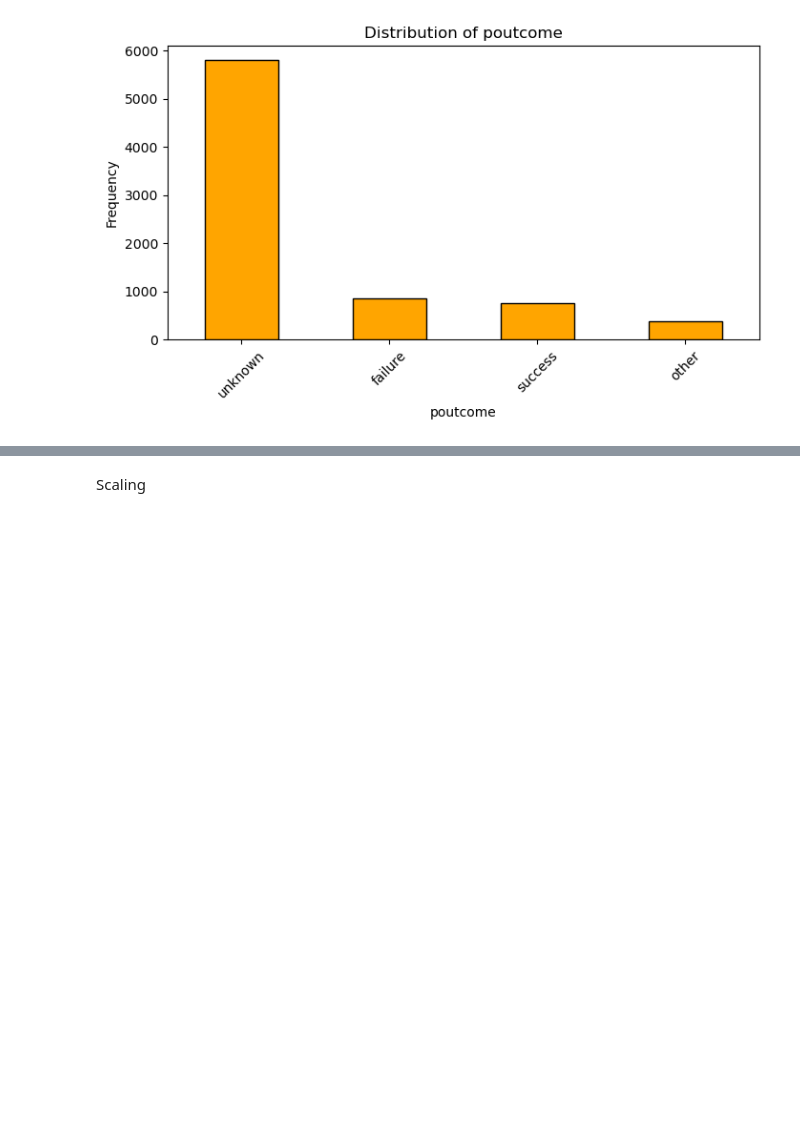
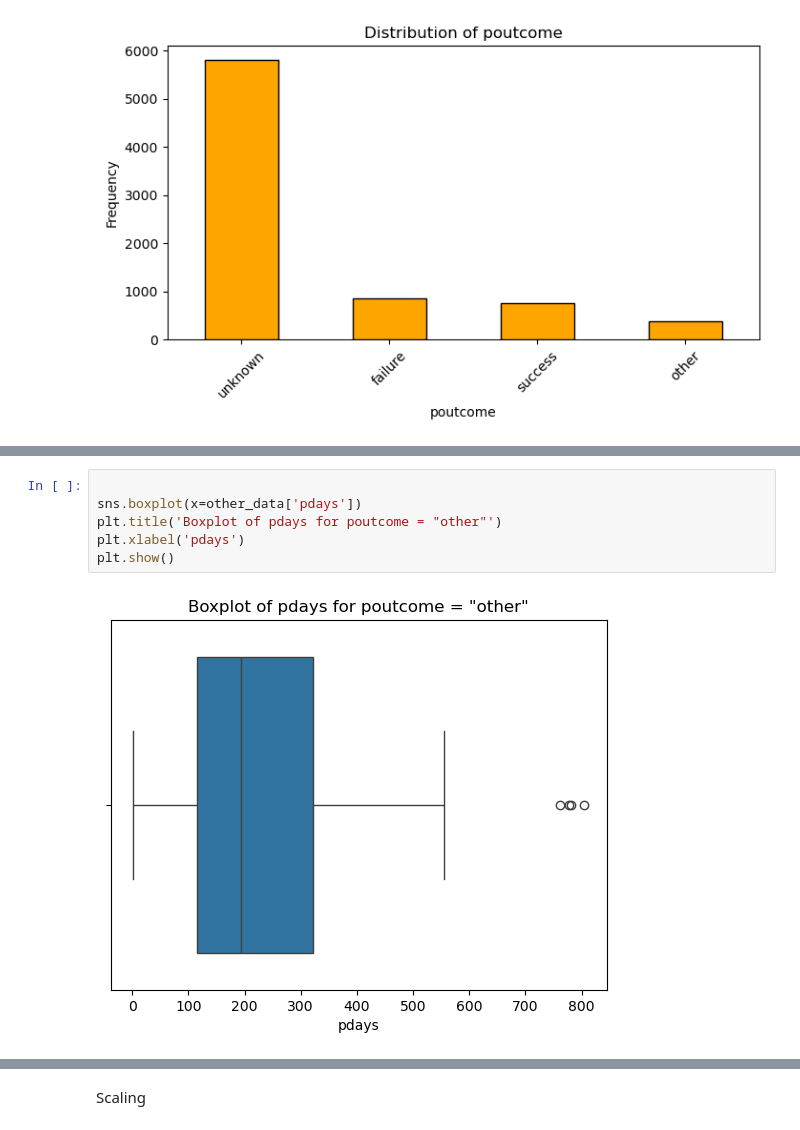
Before and after one commit to tdarum/BankCampaign, a Jupyter notebook: Capstone Project Module 3 Theresia.ipynb, the cells around one changed output, grey strips where cells are left out. Cells and saved outputs as stored; diff of their text form; blank space fills up the shorter version.

```diff
--- a/Capstone Project Module 3 Theresia.ipynb
+++ b/Capstone Project Module 3 Theresia.ipynb
@@ -445,0 +671,8 @@ Name: count, dtype: int64
+# %%
+
+sns.boxplot(x=other_data['pdays'])
+plt.title('Boxplot of pdays for poutcome = "other"')
+plt.xlabel('pdays')
+plt.show()
+# %% [output]
+[figure, added]
```
Also changed, not shown: parts of 89 cells of this notebook.
